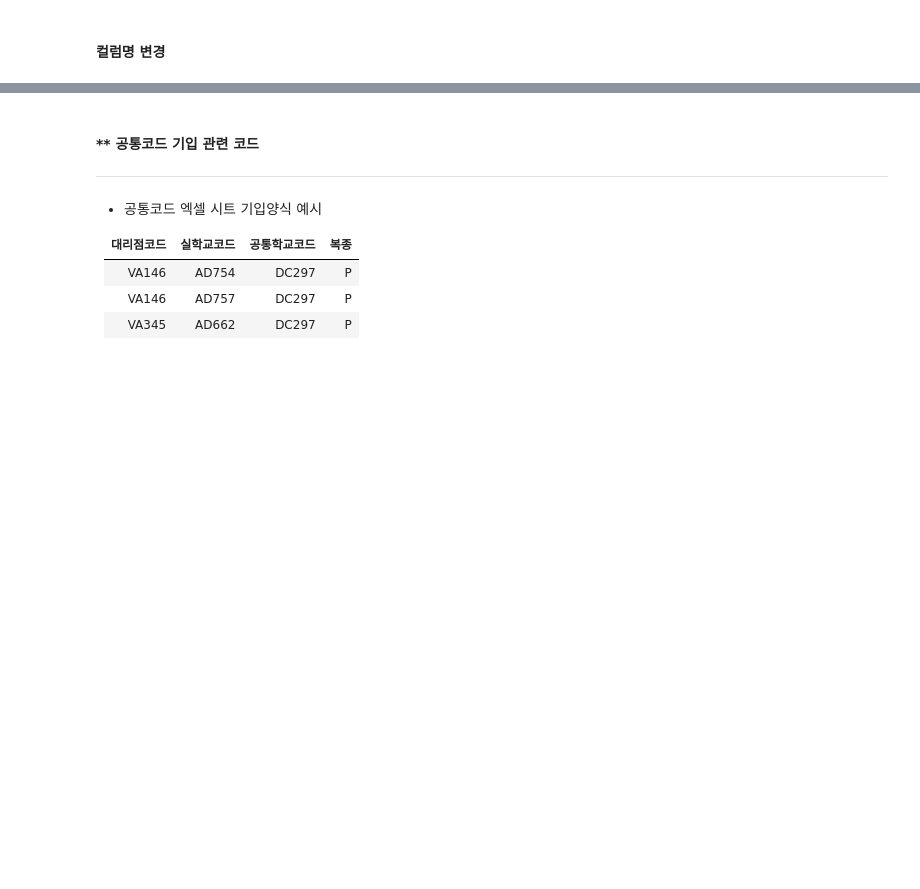
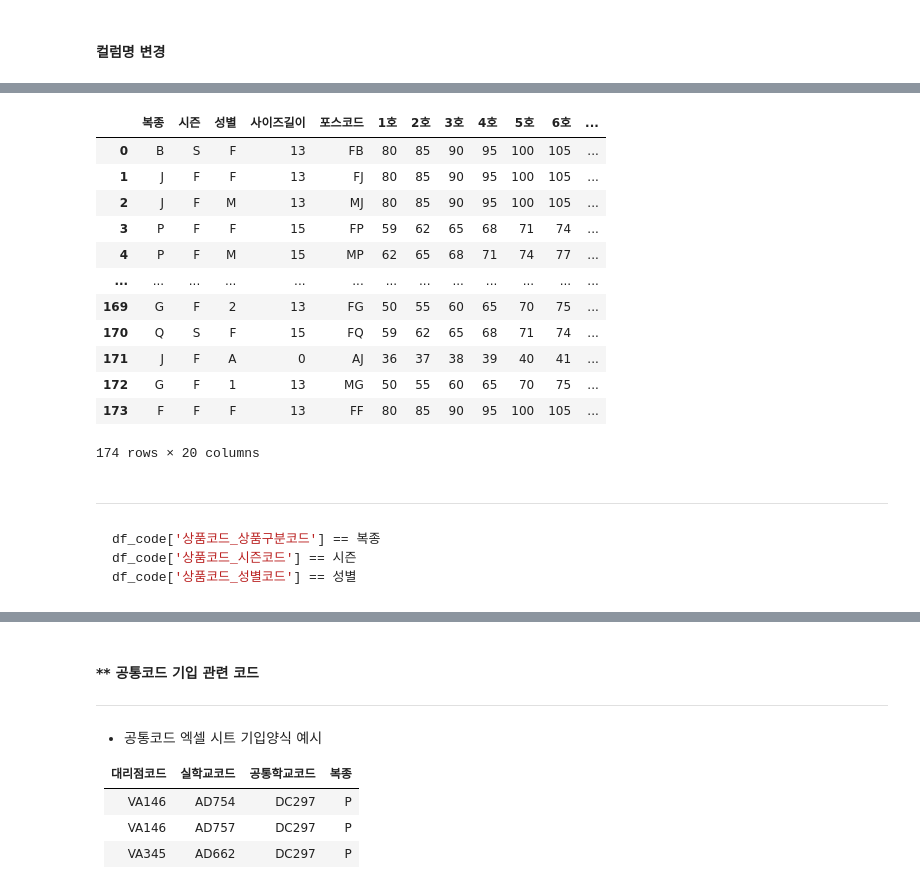
Before and after one commit to tobornot2b/Create-product-code, a Jupyter notebook: 상품코드생성_final.ipynb, the cells around one changed output, grey strips where cells are left out. Cells and saved outputs as stored; diff of their text form; code cells hidden in the pictures; blank space fills up the shorter version.

````diff
--- a/상품코드생성_final.ipynb
+++ b/상품코드생성_final.ipynb
@@ -211,12 +211,12 @@ start_lab = timer()
 - rawtohex(utl_raw.cast_to_raw(변환할 컬럼))
 # %%
 # US7ASCII -> CP949(완성형한글) 로 변환
-def us7ascii_to_cp949(df):
+def us7ascii_to_cp949(df: pd.DataFrame) -> pd.DataFrame:
     for index, byte_data in enumerate(df):
-        # print(byte_data + "  >>>  ", end="")
+        if byte_data == None: # null 값이면 패스. 안하면 변환 에러난다.
+            continue
         byte_data = binascii.unhexlify(df[index])  # 16진수 문자열 hexstr로 표현된 바이너리 데이터를 반환. 역함수는 b2a_hex()
         df[index] = byte_data.decode("cp949")  # 바이트 변환값 -> cp949(완성형 한글) 로 변환
-        # print(df[index])
     return df
 # %% [markdown]
 #### SQL 본문
@@ -974,0 +1022,19 @@ df_code
+# %%
+df_size = size_table()
+df_size
+# %% [output]
+|  | 복종 | 시즌 | 성별 | 사이즈길이 | 포스코드 | 1호 | 2호 | 3호 | 4호 | 5호 | 6호 | ... |
+| 0 | B | S | F | 13 | FB | 80 | 85 | 90 | 95 | 100 | 105 | ... |
+| 1 | J | F | F | 13 | FJ | 80 | 85 | 90 | 95 | 100 | 105 | ... |
+| 2 | J | F | M | 13 | MJ | 80 | 85 | 90 | 95 | 100 | 105 | ... |
+| 3 | P | F | F | 15 | FP | 59 | 62 | 65 | 68 | 71 | 74 | ... |
+| 4 | P | F | M | 15 | MP | 62 | 65 | 68 | 71 | 74 | 77 | ... |
+| ... | ... | ... | ... | ... | ... | ... | ... | ... | ... | ... | ... | ... |
+| 169 | G | F | 2 | 13 | FG | 50 | 55 | 60 | 65 | 70 | 75 | ... |
+| 170 | Q | S | F | 15 | FQ | 59 | 62 | 65 | 68 | 71 | 74 | ... |
+| 171 | J | F | A | 0 | AJ | 36 | 37 | 38 | 39 | 40 | 41 | ... |
+| 172 | G | F | 1 | 13 | MG | 50 | 55 | 60 | 65 | 70 | 75 | ... |
+| 173 | F | F | F | 13 | FF | 80 | 85 | 90 | 95 | 100 | 105 | ... |
+174 rows × 20 columns
+# %% [markdown]
+---
@@ -974,0 +1046,6 @@ df_code
+# %% [markdown]
+```python
+df_code['상품코드_상품구분코드'] == 복종
+df_code['상품코드_시즌코드'] == 시즌
+df_code['상품코드_성별코드'] == 성별
+```
````
Also changed, not shown: parts of 18 cells of this notebook, 1 other file.
